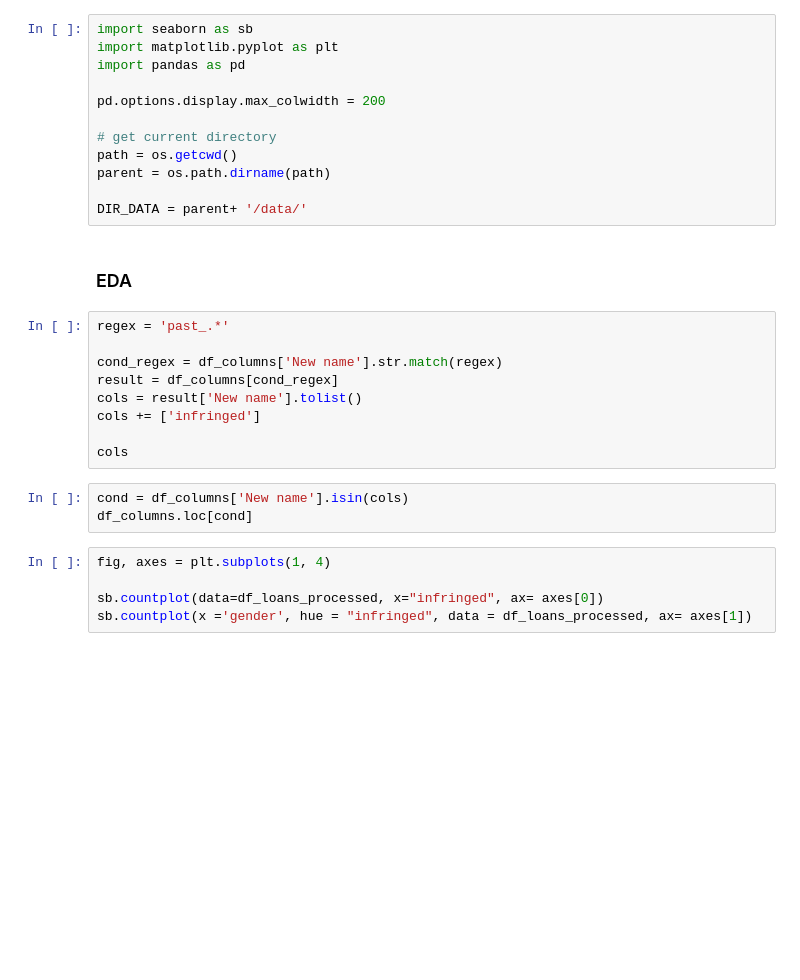
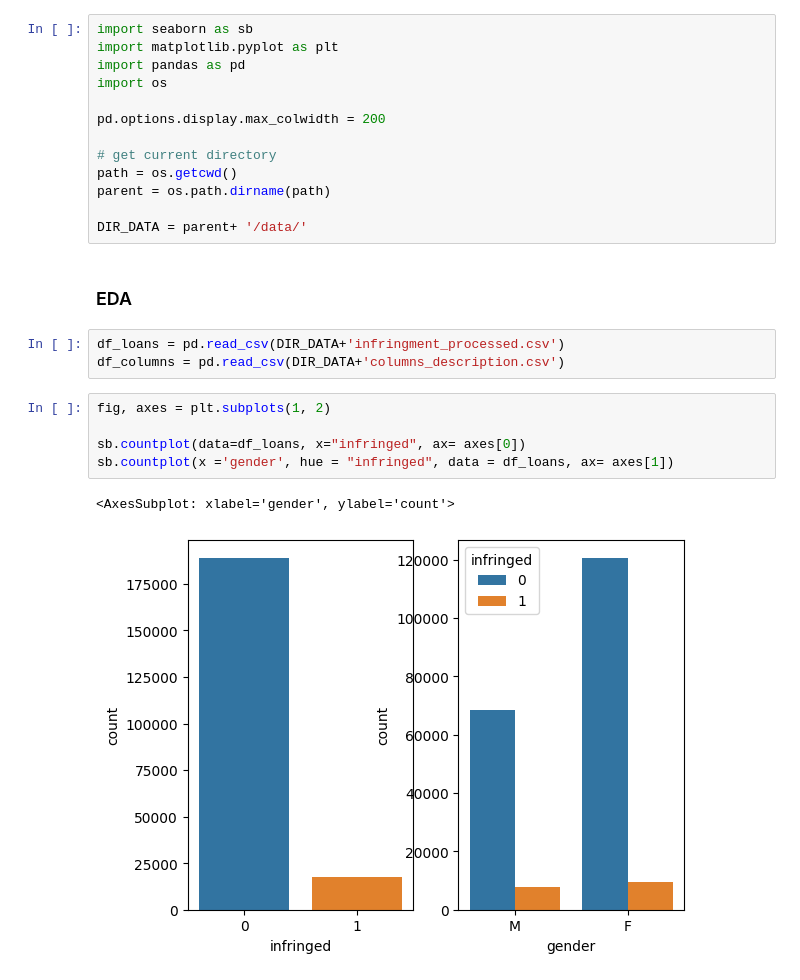
Before and after one commit to bluuuk/security-privacy, a Jupyter notebook: notebooks/eda.ipynb, the cells around one changed output. Drawn from its saved outputs; the diff is of its cells as text; blank space fills up the shorter version.

Commit message:
Data Pre-processing done

```diff
--- a/notebooks/eda.ipynb
+++ b/notebooks/eda.ipynb
@@ -2,6 +2,7 @@
 import seaborn as sb
 import matplotlib.pyplot as plt
 import pandas as pd
+import os
 
 pd.options.display.max_colwidth = 200
 
@@ -12,21 +13,15 @@ parent = os.path.dirname(path)
 DIR_DATA = parent+ '/data/'
 # %% [markdown]
 ### EDA
-# %%
-regex = 'past_.*'
-
-cond_regex = df_columns['New name'].str.match(regex)
-result = df_columns[cond_regex]
-cols = result['New name'].tolist()
-cols += ['infringed']
-
-cols
-# %%
-cond = df_columns['New name'].isin(cols)
-df_columns.loc[cond]
+# %%
+df_loans = pd.read_csv(DIR_DATA+'infringment_processed.csv')
+df_columns = pd.read_csv(DIR_DATA+'columns_description.csv')
 # %%
-fig, axes = plt.subplots(1, 4)
+fig, axes = plt.subplots(1, 2)
 
-sb.countplot(data=df_loans_processed, x="infringed", ax= axes[0])
-sb.countplot(x ='gender', hue = "infringed", data = df_loans_processed, ax= axes[1])
+sb.countplot(data=df_loans, x="infringed", ax= axes[0])
+sb.countplot(x ='gender', hue = "infringed", data = df_loans, ax= axes[1])
+# %% [output]
+<AxesSubplot: xlabel='gender', ylabel='count'>
+[figure, added]
 # %%
```
Also changed, not shown: parts of 2 cells of this notebook.
